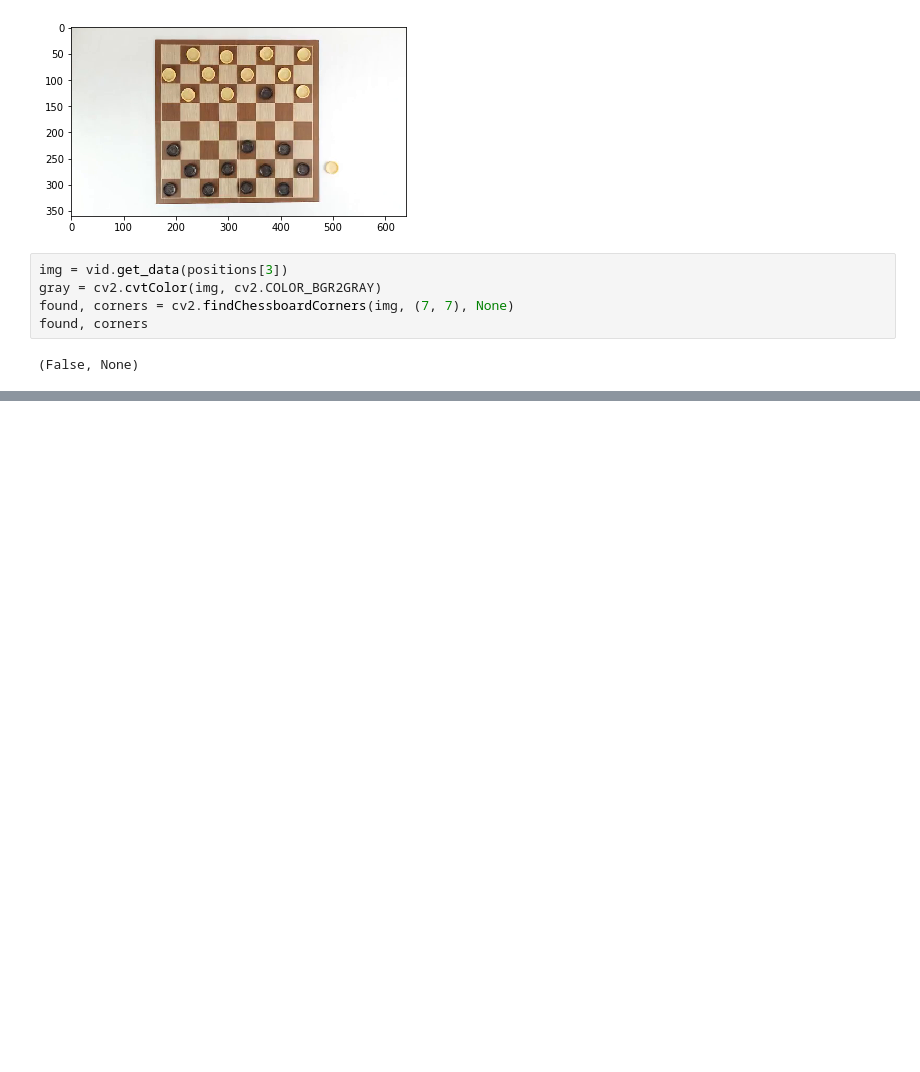
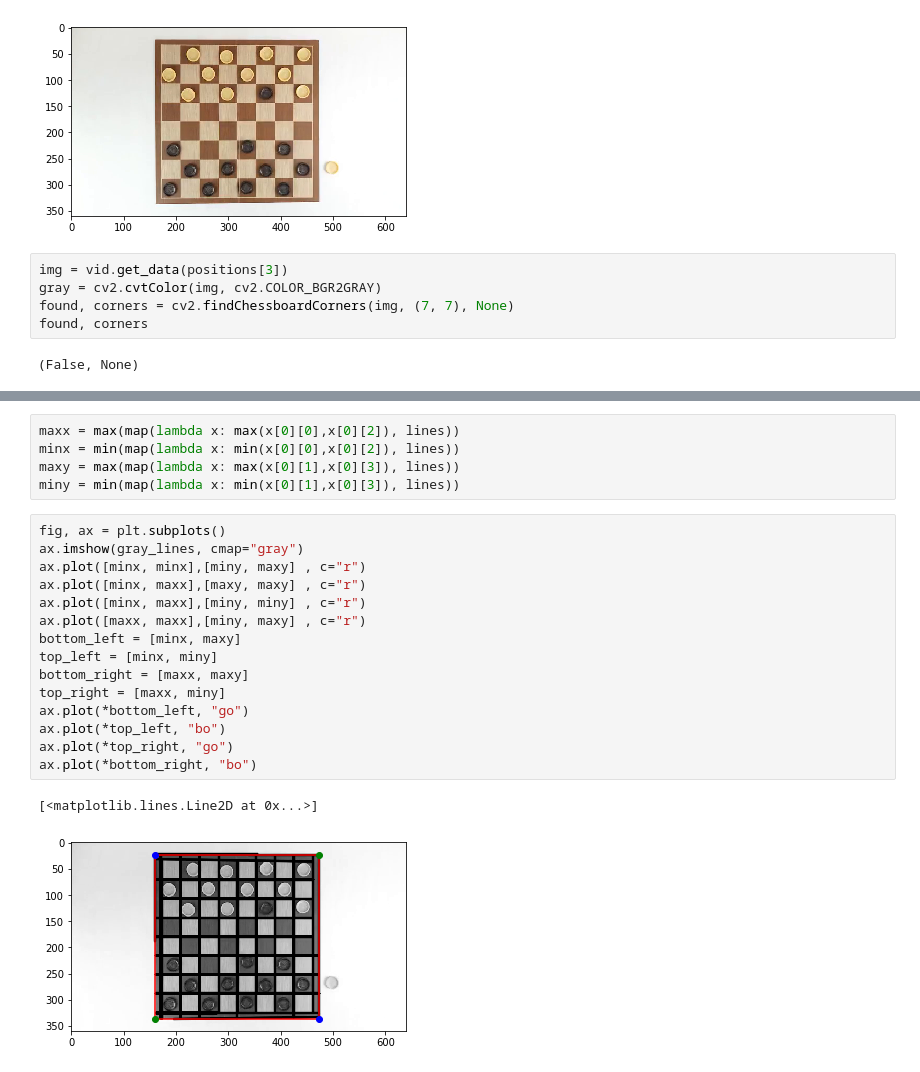
Before and after one commit to alexkassil/playing-the-computer, a Jupyter notebook: Checkers.ipynb, the cells around one changed output, grey strips where cells are left out. Drawn from its saved outputs; the diff is of its cells as text; blank space fills up the shorter version.

```diff
--- a/Checkers.ipynb
+++ b/Checkers.ipynb
@@ -49,0 +99,23 @@ plt.imshow(blurred, cmap="gray")
+# %%
+maxx = max(map(lambda x: max(x[0][0],x[0][2]), lines))
+minx = min(map(lambda x: min(x[0][0],x[0][2]), lines))
+maxy = max(map(lambda x: max(x[0][1],x[0][3]), lines))
+miny = min(map(lambda x: min(x[0][1],x[0][3]), lines))
+# %%
+fig, ax = plt.subplots()
+ax.imshow(gray_lines, cmap="gray")
+ax.plot([minx, minx],[miny, maxy] , c="r")
+ax.plot([minx, maxx],[maxy, maxy] , c="r")
+ax.plot([minx, maxx],[miny, miny] , c="r")
+ax.plot([maxx, maxx],[miny, maxy] , c="r")
+bottom_left = [minx, maxy]
+top_left = [minx, miny]
+bottom_right = [maxx, maxy]
+top_right = [maxx, miny]
+ax.plot(*bottom_left, "go")
+ax.plot(*top_left, "bo")
+ax.plot(*top_right, "go")
+ax.plot(*bottom_right, "bo")
+# %% [output]
+[<matplotlib.lines.Line2D at 0x...>]
+[figure, added]
```
Also changed, not shown: parts of 17 cells of this notebook, 1 other file.
